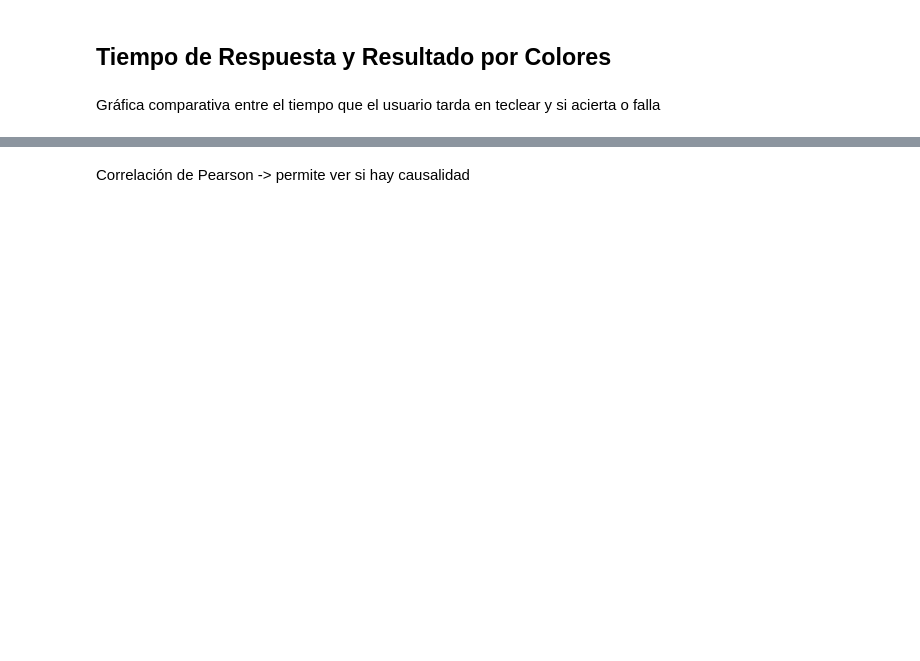
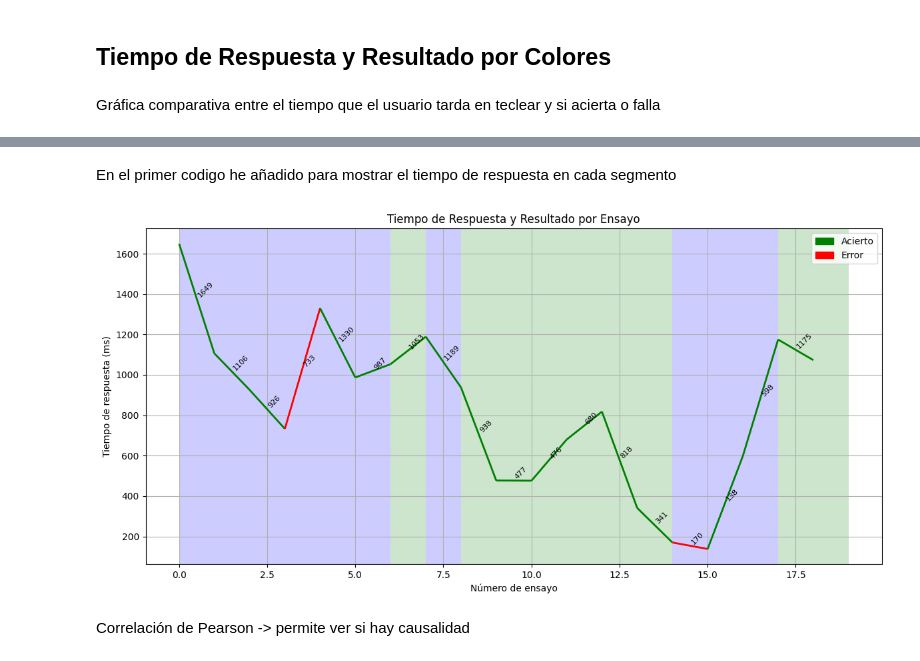
Before and after one commit to abarrio12/eogtouch, a Jupyter notebook: notebooks/02 - Right Keypress.ipynb, the cells around one changed output, grey strips where cells are left out. Saved outputs shown, nothing was run; the diff lists cells and outputs as text; code cells hidden in the pictures; blank space fills up the shorter version.

```diff
--- a/notebooks/02 - Right Keypress.ipynb
+++ b/notebooks/02 - Right Keypress.ipynb
@@ -293,3 +377,65 @@ plt.show()
+# %% [markdown]
+En el primer codigo he añadido para mostrar el tiempo de respuesta en cada segmento
+# %%
+import numpy as np
+import matplotlib.pyplot as plt
+from matplotlib.collections import LineCollection
+import matplotlib.patches as mpatches
+
+# Datos filtrados
+df_filtrado = df_resultados[df_resultados["response_time_ms"].notnull()].copy()
+df_filtrado["correct_int"] = df_filtrado["correct"].astype(int)
+
+# Extraer arrays
+x = df_filtrado.index.to_numpy()
+y = df_filtrado["response_time_ms"].to_numpy()
+correct = df_filtrado["correct"].to_numpy()
+stim_color = df_filtrado["color"].to_numpy()  # Color del estímulo
+
+# Crear segmentos entre puntos
+points = np.array([x, y]).T.reshape(-1, 1, 2)
+segments = np.concatenate([points[:-1], points[1:]], axis=1)
+
+# Colores según acierto/fallo
+colors = ['green' if c else 'red' for c in correct[:-1]]
+
+# Crear LineCollection
+lc = LineCollection(segments, colors=colors, linewidth=2)
+
+# Dibujar gráfico
+fig, ax = plt.subplots(figsize=(12, 6))
+ax.add_collection(lc)
+ax.autoscale()
+ax.set_title("Tiempo de Respuesta y Resultado por Ensayo")
+ax.set_xlabel("Número de ensayo")
+ax.set_ylabel("Tiempo de respuesta (ms)")
+ax.grid(True)
+
+# Añadir leyenda acierto/fallo
+acierto_patch = mpatches.Patch(color='green', label='Acierto')
+error_patch = mpatches.Patch(color='red', label='Error')
+plt.legend(handles=[acierto_patch, error_patch], loc='upper right')
+
+# Añadir valores de tiempo de respuesta encima de cada segmento
+for i in range(len(x)-1):
+    # Posición: mitad del segmento
+    x_text = (x[i] + x[i+1]) / 2
+    y_text = (y[i] + y[i+1]) / 2
+    # Texto del tiempo de respuesta
+    ax.text(x_text, y_text, f"{y[i]:.0f}", color='black', fontsize=8,
+            verticalalignment='bottom', horizontalalignment='left', rotation=45)
+
+for i in range(len(x)):
+    # El inicio del ensayo es x[i], el final es x[i+1] (excepto el último, donde podemos poner x[i]+1)
+    x_start = x[i]
+    x_end = x[i+1] if i < len(x)-1 else x[i] + 1  # último ensayo
+    ax.axvspan(x_start, x_end, facecolor=color_map[stim_color[i]], alpha=0.2)
+
+
+plt.tight_layout()
+plt.show()
+# %% [output]
+[figure, added]
 # %% [markdown]
 Correlación de Pearson  -> permite ver si hay causalidad
 # %%
```
Also changed, not shown: parts of 14 cells of this notebook, 2 other files.
